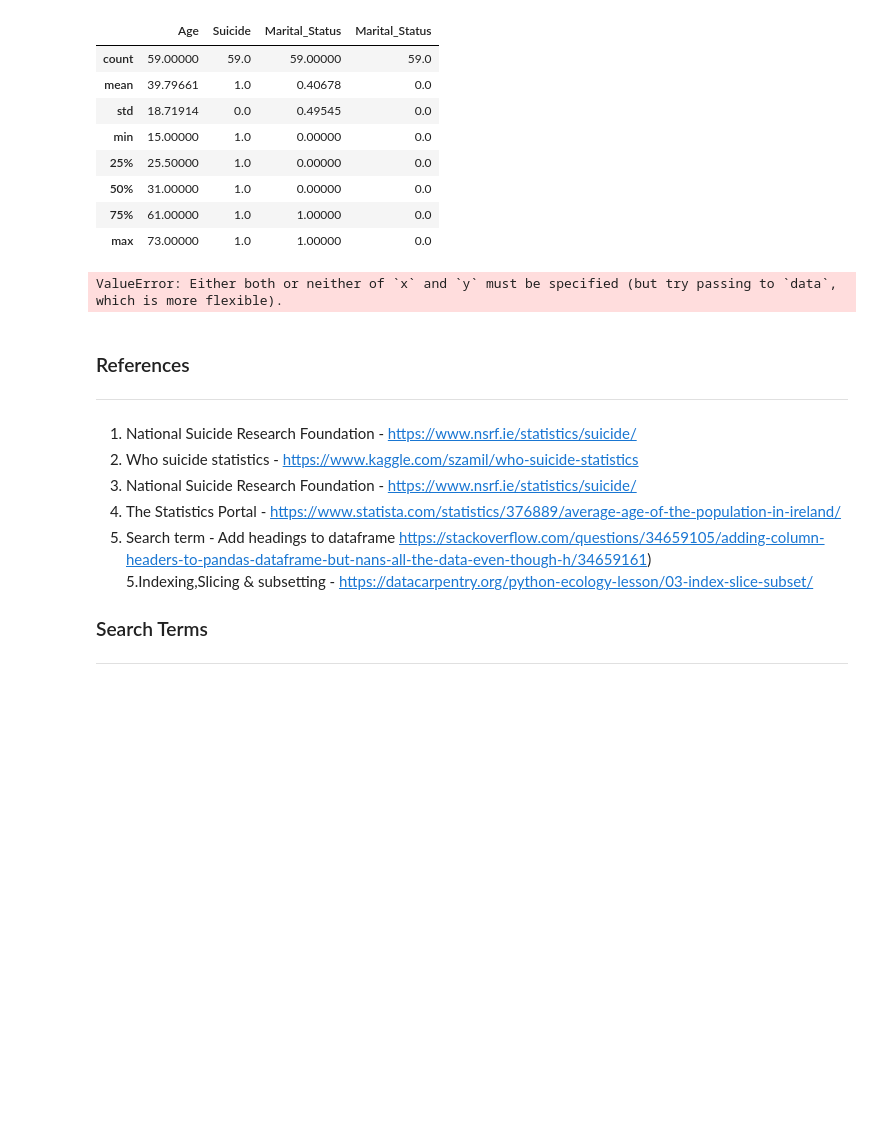
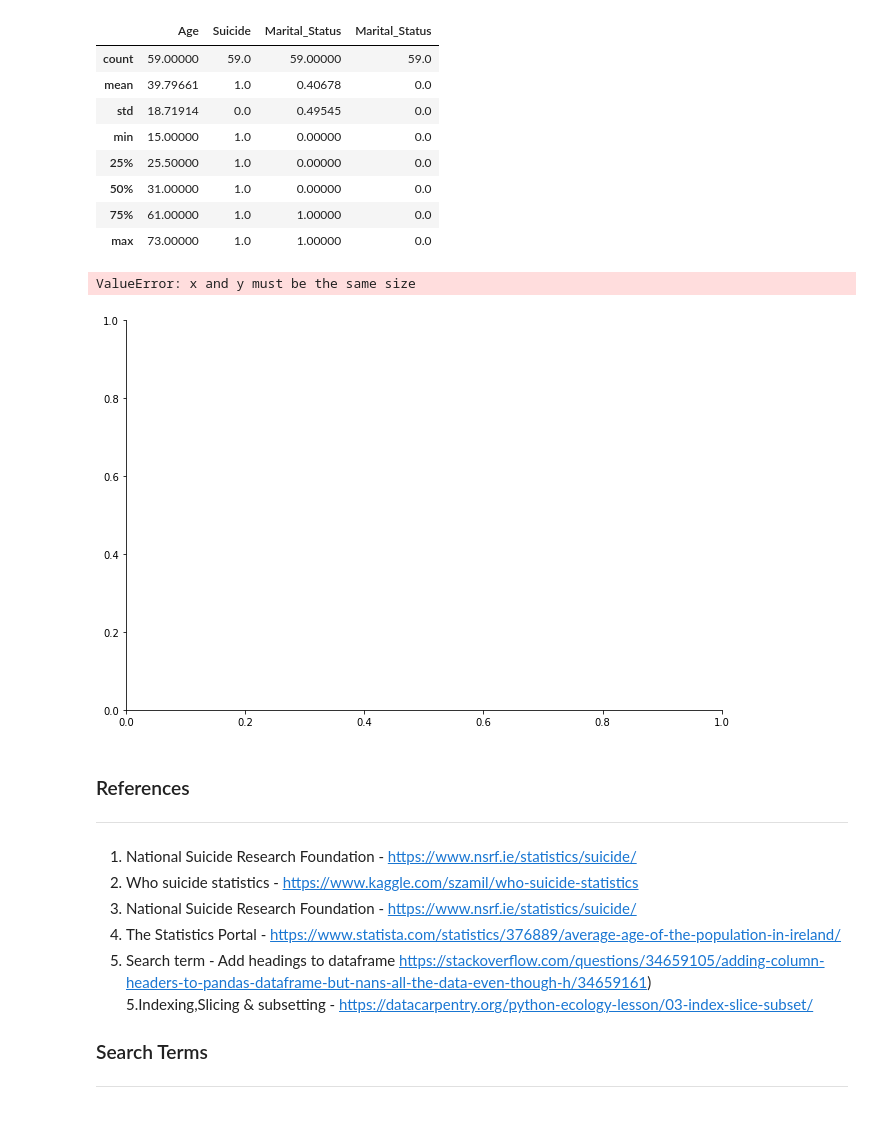
Before and after one commit to roisinanglim/suicide_rates, a Jupyter notebook: suicide _rates_data_simulation.ipynb, the cells around one changed output. Cells and saved outputs as stored; diff of their text form; code cells hidden in the pictures; blank space fills up the shorter version.

```diff
--- a/suicide _rates_data_simulation.ipynb
+++ b/suicide _rates_data_simulation.ipynb
@@ -632,10 +632,11 @@ suicide_no.describe()
 | 50% | 31.00000 | 1.0 | 0.00000 | 0.0 |
 | 75% | 61.00000 | 1.0 | 1.00000 | 0.0 |
 | max | 73.00000 | 1.0 | 1.00000 | 0.0 |
-# %%
-sns.scatterplot(suicide_no)
-# %% [output]
-ValueError: Either both or neither of `x` and `y` must be specified (but try passing to `data`, which is more flexible).
+# %%
+vis7 = sns.lmplot(data = suicide_no, x = "Marital_Status", y = "Age",fit_reg=False, hue = "Sex",size = 6, aspect=1.5, scatter_kws = {'s':200}, )
+# %% [output]
+ValueError: x and y must be the same size
+[figure, added]
 # %% [markdown]
 ### References
 -----------------------------------------------------------------------------------------------------------------------
```
Also changed, not shown: parts of 2 cells of this notebook.
